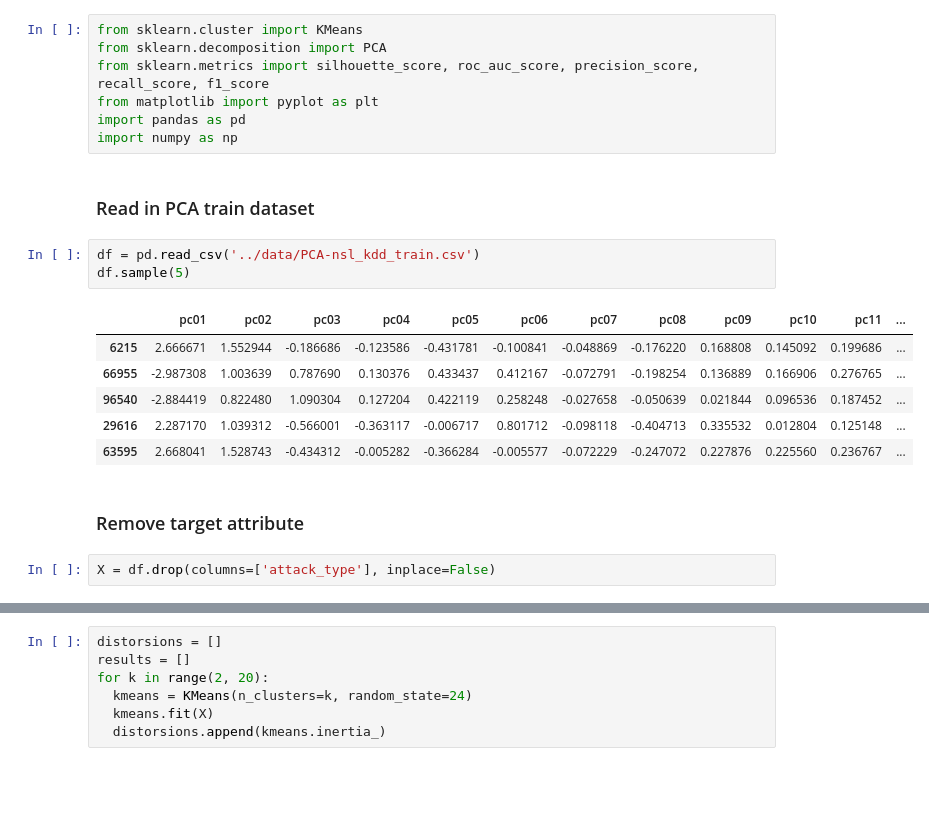
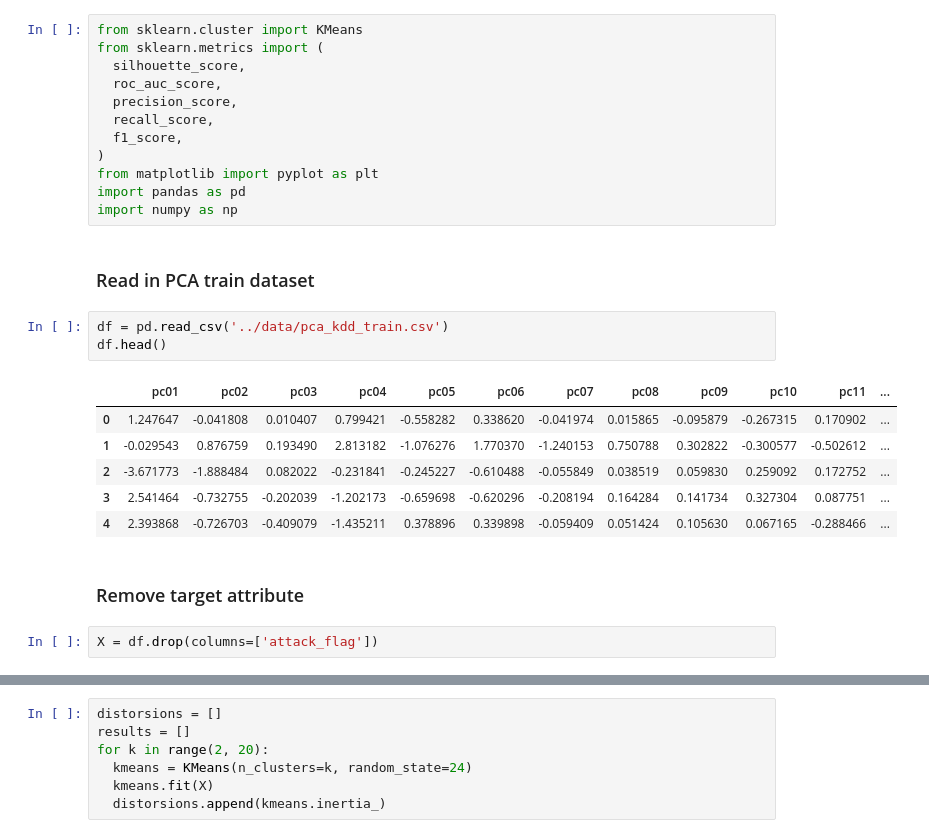
Before and after one commit to mjallen729/Anomaly-Detection-NetTraffic, a Jupyter notebook: models/kmeans.ipynb, the cells around one changed output, grey strips where cells are left out. Drawn from its saved outputs; the diff is of its cells as text; blank space fills up the shorter version.

```diff
--- a/models/kmeans.ipynb
+++ b/models/kmeans.ipynb
@@ -1,24 +1,29 @@
 # %%
 from sklearn.cluster import KMeans
-from sklearn.decomposition import PCA
-from sklearn.metrics import silhouette_score, roc_auc_score, precision_score, recall_score, f1_score
+from sklearn.metrics import (
+  silhouette_score,
+  roc_auc_score,
+  precision_score,
+  recall_score,
+  f1_score,
+)
 from matplotlib import pyplot as plt
 import pandas as pd
 import numpy as np
 # %% [markdown]
 ### Read in PCA train dataset
 # %%
-df = pd.read_csv('../data/PCA-nsl_kdd_train.csv')
-df.sample(5)
+df = pd.read_csv('../data/pca_kdd_train.csv')
+df.head()
 # %% [output]
 |  | pc01 | pc02 | pc03 | pc04 | pc05 | pc06 | pc07 | pc08 | pc09 | pc10 | pc11 | ... |
-| 6215 | 2.666671 | 1.552944 | -0.186686 | -0.123586 | -0.431781 | -0.100841 | -0.048869 | -0.176220 | 0.168808 | 0.145092 | 0.199686 | ... |
-| 66955 | -2.987308 | 1.003639 | 0.787690 | 0.130376 | 0.433437 | 0.412167 | -0.072791 | -0.198254 | 0.136889 | 0.166906 | 0.276765 | ... |
-| 96540 | -2.884419 | 0.822480 | 1.090304 | 0.127204 | 0.422119 | 0.258248 | -0.027658 | -0.050639 | 0.021844 | 0.096536 | 0.187452 | ... |
-| 29616 | 2.287170 | 1.039312 | -0.566001 | -0.363117 | -0.006717 | 0.801712 | -0.098118 | -0.404713 | 0.335532 | 0.012804 | 0.125148 | ... |
-| 63595 | 2.668041 | 1.528743 | -0.434312 | -0.005282 | -0.366284 | -0.005577 | -0.072229 | -0.247072 | 0.227876 | 0.225560 | 0.236767 | ... |
+| 0 | 1.247647 | -0.041808 | 0.010407 | 0.799421 | -0.558282 | 0.338620 | -0.041974 | 0.015865 | -0.095879 | -0.267315 | 0.170902 | ... |
+| 1 | -0.029543 | 0.876759 | 0.193490 | 2.813182 | -1.076276 | 1.770370 | -1.240153 | 0.750788 | 0.302822 | -0.300577 | -0.502612 | ... |
+| 2 | -3.671773 | -1.888484 | 0.082022 | -0.231841 | -0.245227 | -0.610488 | -0.055849 | 0.038519 | 0.059830 | 0.259092 | 0.172752 | ... |
+| 3 | 2.541464 | -0.732755 | -0.202039 | -1.202173 | -0.659698 | -0.620296 | -0.208194 | 0.164284 | 0.141734 | 0.327304 | 0.087751 | ... |
+| 4 | 2.393868 | -0.726703 | -0.409079 | -1.435211 | 0.378896 | 0.339898 | -0.059409 | 0.051424 | 0.105630 | 0.067165 | -0.288466 | ... |
 # %% [markdown]
 ### Remove target attribute
 # %%
-X = df.drop(columns=['attack_type'], inplace=False)
+X = df.drop(columns=['attack_flag'])
 # %% [markdown]
```
Also changed, not shown: parts of 15 cells of this notebook.
